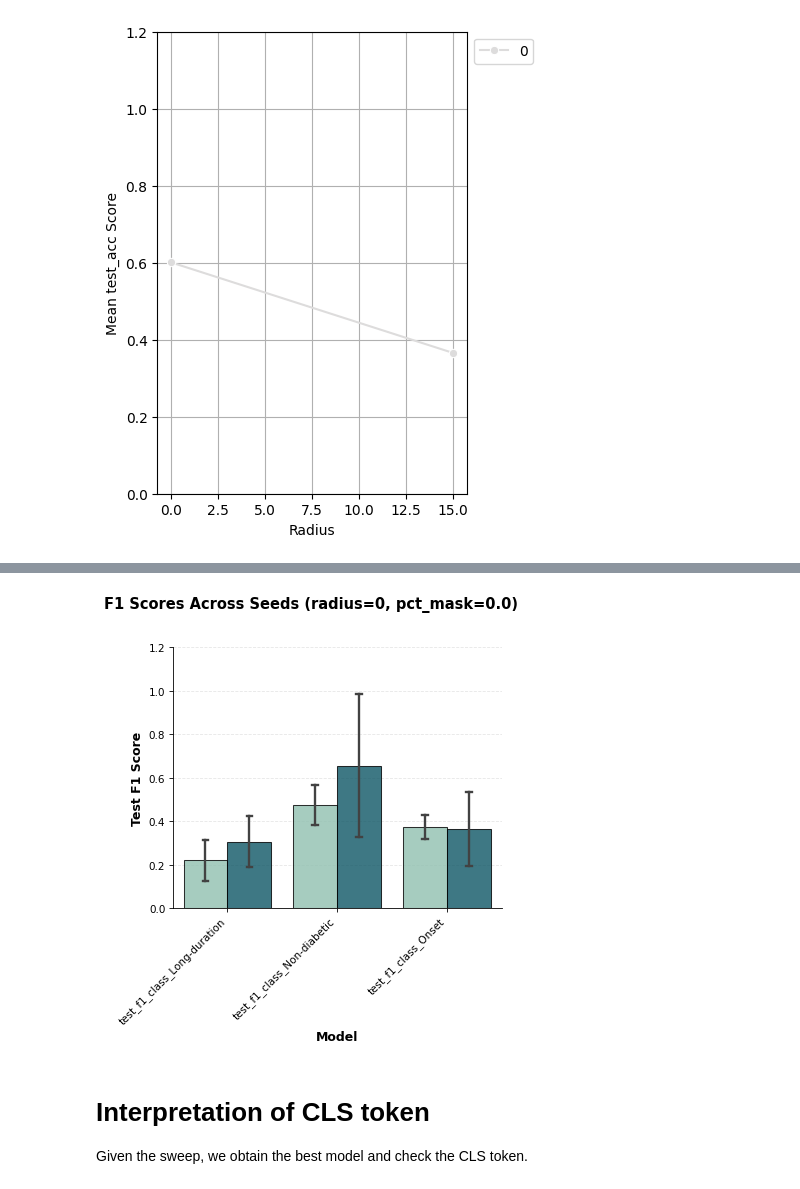
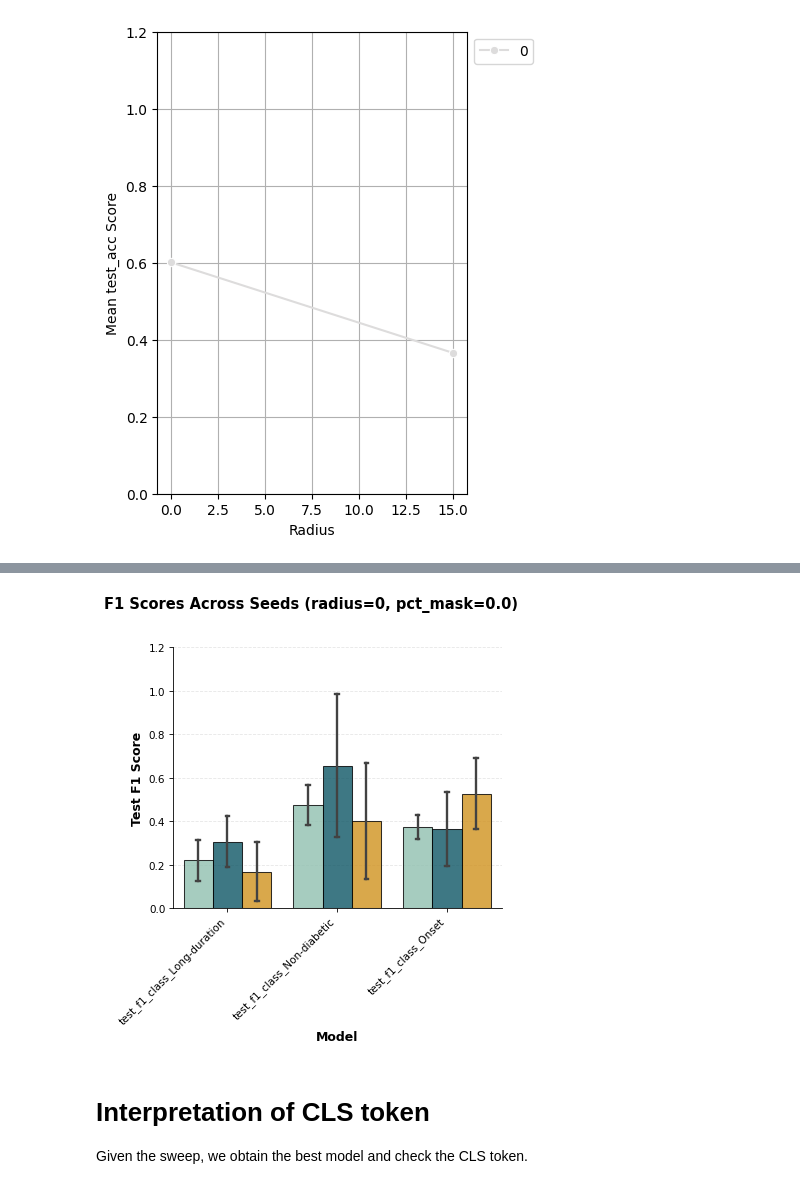
Before and after one commit to theislab/InterScale_reproducibility, a Jupyter notebook: notebooks/damond_19/IMC_graph_class_performance.ipynb, the cells around one changed output, grey strips where cells are left out. Cells and saved outputs as stored; diff of their text form; code cells hidden in the pictures.

```diff
--- a/notebooks/damond_19/IMC_graph_class_performance.ipynb
+++ b/notebooks/damond_19/IMC_graph_class_performance.ipynb
@@ -13,7 +13,7 @@ import os
 if os.path.exists("/dss/dsshome1/05/di93tig"):
     print('LRZ cluster')
     CLUSTER = 'LRZ'
-    BASE_DIR_REPO = "/dss/dsshome1/05/di93tig/1_projects"
+    BASE_DIR_REPO = "/dss/dsshome1/05/di93tig/1_projects/InterScale_reproducibility"
     BASE_DIR_PROJECT = "/dss/dssfs03/tumdss/pn36po/pn36po-dss-0002/di93tig/Projects/A3_InterScale"
 elif os.path.exists("/home/icb/francesca.drummer/"):
     print('HPC cluster')
@@ -77,7 +62,7 @@ CELL_TYPE_COLORS = config["palettes"][DATA]
 # %%
 GNN_sweep = "pzz25qfw"
 InterScale_sweep = "463vbe99"
-PCATrans_sweep = "w9ehk5de"
+PCATrans_sweep = "8jvwjnba"
 # %% [markdown]
 ## Graph Classification performance
 # %%
@@ -109,5 +99,5 @@ ValueError: Could not interpret value `radius` for `x`. An entry with this name
 # %%
-wandb_evals = [GNN_wandb, InterScale_wandb]  # Your list of dataframes
+wandb_evals = [GNN_wandb, InterScale_wandb, PCATrans_wandb]  # Your list of dataframes
 
 g, stats, plot_data = plot_f1_across_seeds(
     wandb_evaluations=wandb_evals,
@@ -136,4 +129,4 @@ plt.show()
-[figure, old version]
+[figure, new version]
 # %% [markdown]
 # Interpretation of CLS token
 
```
Also changed, not shown: parts of 5 cells of this notebook, 15 other files.
